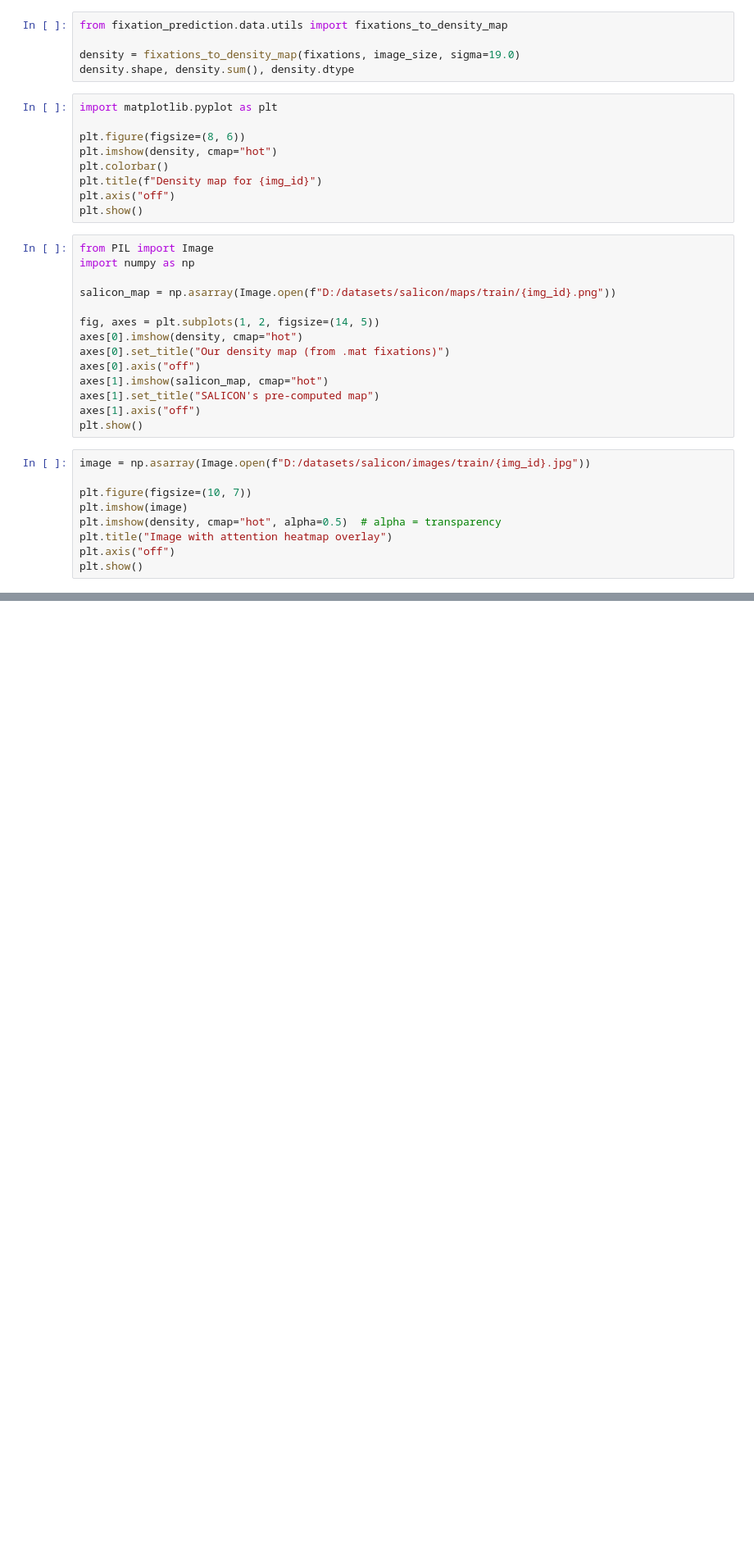
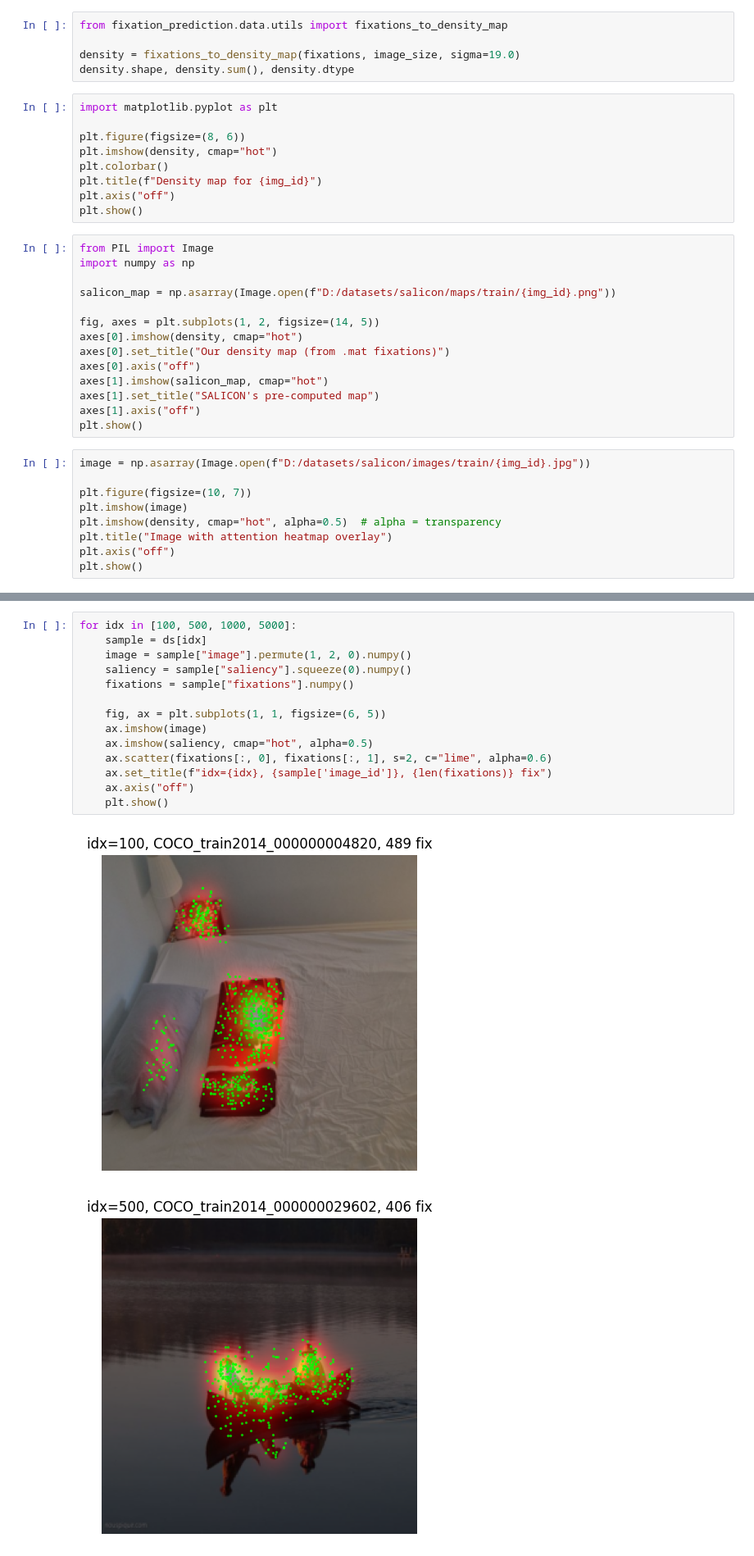
Before and after one commit to Hongwei-Lin/fixation_prediction, a Jupyter notebook: notebooks/01_explore_salicon.ipynb, the cells around one changed output, grey strips where cells are left out. Shown at 82% size. Drawn from its saved outputs; the diff is of its cells as text; blank space fills up the shorter version.

```diff
--- a/notebooks/01_explore_salicon.ipynb
+++ b/notebooks/01_explore_salicon.ipynb
@@ -55,0 +131,17 @@ plt.show()
+# %%
+for idx in [100, 500, 1000, 5000]:
+    sample = ds[idx]
+    image = sample["image"].permute(1, 2, 0).numpy()
+    saliency = sample["saliency"].squeeze(0).numpy()
+    fixations = sample["fixations"].numpy()
+
+    fig, ax = plt.subplots(1, 1, figsize=(6, 5))
+    ax.imshow(image)
+    ax.imshow(saliency, cmap="hot", alpha=0.5)
+    ax.scatter(fixations[:, 0], fixations[:, 1], s=2, c="lime", alpha=0.6)
+    ax.set_title(f"idx={idx}, {sample['image_id']}, {len(fixations)} fix")
+    ax.axis("off")
+    plt.show()
+# %% [output]
+[figure, added]
+[figure, added]
```
Also changed, not shown: parts of 5 cells of this notebook, 1 other file.
